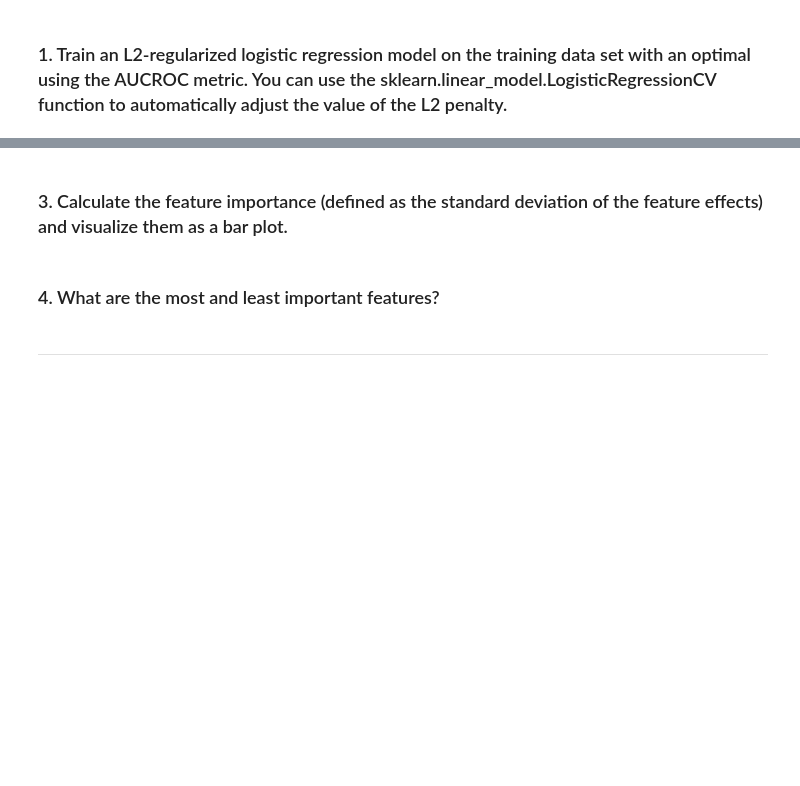
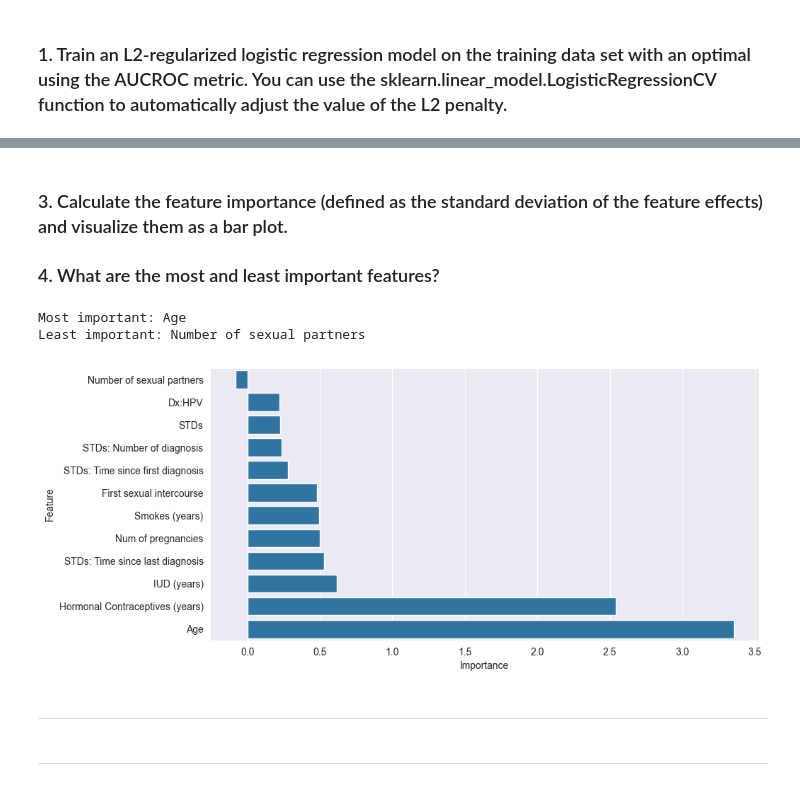
Before and after one commit to nirgoren/biology-hw1, a Jupyter notebook: Homework 1 Interpretable ML.ipynb, the cells around one changed output, grey strips where cells are left out. Saved outputs shown, nothing was run; the diff lists cells and outputs as text; code cells hidden in the pictures; blank space fills up the shorter version.

```diff
--- a/Homework 1 Interpretable ML.ipynb
+++ b/Homework 1 Interpretable ML.ipynb
@@ -144,0 +232,5 @@ print(X_train.shape, X_test.shape, y_train.shape, y_test.shape)
+# %%
+from sklearn.linear_model import LogisticRegressionCV
+
+logistic_model = LogisticRegressionCV(scoring='roc_auc', max_iter=1000)
+logistic_model.fit(X_train, y_train)
@@ -147,7 +354,32 @@ print(X_train.shape, X_test.shape, y_train.shape, y_test.shape)
 # %% [markdown]
 ### 3.	Calculate the feature importance (defined as the standard deviation of the feature effects) and visualize them as a bar plot.
+### 4.	What are the most and least important features?
-# %% [markdown]
-### 4.	What are the most and least important features?
+# %%
+import matplotlib.pyplot as plt
+import seaborn as sns
+
+
+def plot_feature_importance(model):
+    feature_importance = model.coef_[0]
+    feature_importance = feature_importance / feature_importance.std()
+    feature_importance = pd.Series(feature_importance, index=X.columns).sort_values()
+
+    print('Most important:', feature_importance.idxmax())
+    print('Least important:', feature_importance.idxmin())
+
+    plt.figure(figsize=(10, 5))
+    sns.barplot(x=feature_importance, y=feature_importance.index)
+    plt.xlabel('Importance')
+    plt.ylabel('Feature')
+    plt.show()
+# %%
+plot_feature_importance(logistic_model)
+# %% [output]
+Most important: Age
+Least important: Number of sexual partners
+[figure, added]
+# %% [markdown]
+---
 # %% [markdown]
 ---
 # %% [markdown]
```
Also changed, not shown: parts of 22 cells of this notebook, 1 other file.
